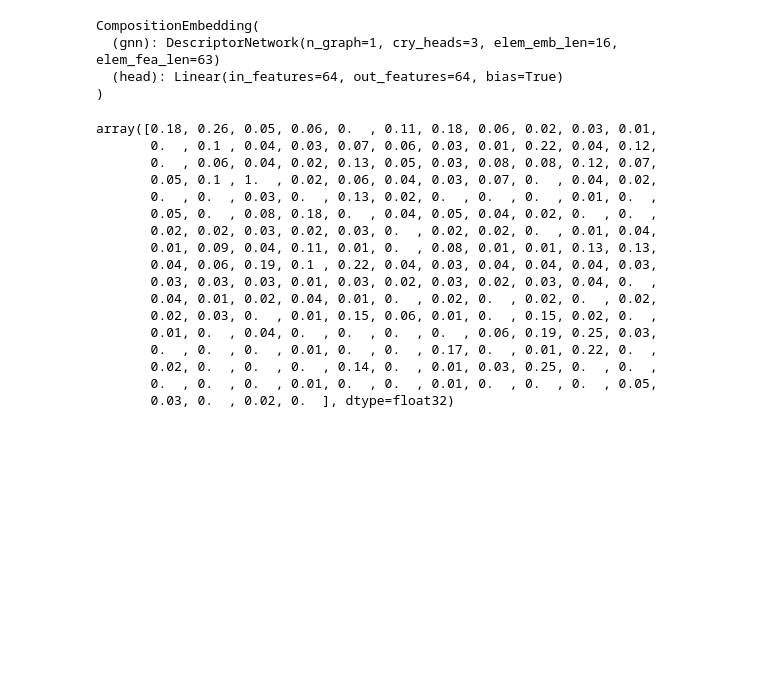
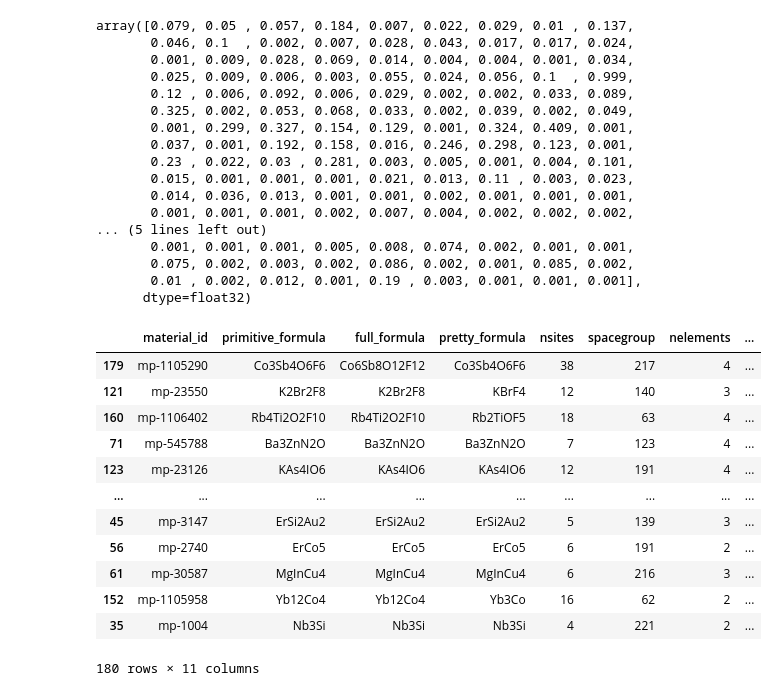
Before and after one commit to nicholas-miklaucic/roost-template, a Jupyter notebook: inference.ipynb, the cells around one changed output. Cells and saved outputs as stored; diff of their text form; code cells hidden in the pictures; blank space fills up the shorter version.

Commit message:
Better checkpoint !

```diff
--- a/inference.ipynb
+++ b/inference.ipynb
@@ -127,24 +9,3 @@ class CompositionEmbedding(torch.nn.Module):
-# %%
-model = torch.load('checkpoints/test.pt')
-model
-# %% [output]
-CompositionEmbedding(
-  (gnn): DescriptorNetwork(n_graph=1, cry_heads=3, elem_emb_len=16, elem_fea_len=63)
-  (head): Linear(in_features=64, out_features=64, bias=True)
-)
 # %%
 benchmark = pd.read_csv('https://raw.githubusercontent.com/usccolumbia/cspbenchmark/main/data/CSPbenchmark_test_data.csv')
 benchmark_ids = benchmark['material_id']
-# %%
-def compute_scores(comp_1: str, other_comps: list[str], batch_size: int = 32):
-    X1 = collate_batch([comp2graph(comp_1)])
-    X2 = []
-    for i in range(0, len(other_comps), batch_size):
-        X2.append(collate_batch([comp2graph(c) for c in other_comps.iloc[i:i+batch_size]]))
-
-    model.eval()
-    z1 = model.embed(X1)
-    z2 = torch.cat([model.embed(x) for x in X2])
-
-    probs = model.to_probability(torch.cdist(z1, z2).reshape(-1))
-    return probs.numpy(force=True)
@@ -151,21 +14,39 @@ def compute_scores(comp_1: str, other_comps: list[str], batch_size: int = 32):
 # %%
 scores = compute_scores('Nb3Si', benchmark['full_formula'])
-scores.round(2)
+scores.round(3)
 # %% [output]
-array([0.18, 0.26, 0.05, 0.06, 0.  , 0.11, 0.18, 0.06, 0.02, 0.03, 0.01,
-       0.  , 0.1 , 0.04, 0.03, 0.07, 0.06, 0.03, 0.01, 0.22, 0.04, 0.12,
-       0.  , 0.06, 0.04, 0.02, 0.13, 0.05, 0.03, 0.08, 0.08, 0.12, 0.07,
-       0.05, 0.1 , 1.  , 0.02, 0.06, 0.04, 0.03, 0.07, 0.  , 0.04, 0.02,
-       0.  , 0.  , 0.03, 0.  , 0.13, 0.02, 0.  , 0.  , 0.  , 0.01, 0.  ,
-       0.05, 0.  , 0.08, 0.18, 0.  , 0.04, 0.05, 0.04, 0.02, 0.  , 0.  ,
-       0.02, 0.02, 0.03, 0.02, 0.03, 0.  , 0.02, 0.02, 0.  , 0.01, 0.04,
-       0.01, 0.09, 0.04, 0.11, 0.01, 0.  , 0.08, 0.01, 0.01, 0.13, 0.13,
-       0.04, 0.06, 0.19, 0.1 , 0.22, 0.04, 0.03, 0.04, 0.04, 0.04, 0.03,
-       0.03, 0.03, 0.03, 0.01, 0.03, 0.02, 0.03, 0.02, 0.03, 0.04, 0.  ,
-       0.04, 0.01, 0.02, 0.04, 0.01, 0.  , 0.02, 0.  , 0.02, 0.  , 0.02,
-       0.02, 0.03, 0.  , 0.01, 0.15, 0.06, 0.01, 0.  , 0.15, 0.02, 0.  ,
-       0.01, 0.  , 0.04, 0.  , 0.  , 0.  , 0.  , 0.06, 0.19, 0.25, 0.03,
-       0.  , 0.  , 0.  , 0.01, 0.  , 0.  , 0.17, 0.  , 0.01, 0.22, 0.  ,
-       0.02, 0.  , 0.  , 0.  , 0.14, 0.  , 0.01, 0.03, 0.25, 0.  , 0.  ,
-       0.  , 0.  , 0.  , 0.01, 0.  , 0.  , 0.01, 0.  , 0.  , 0.  , 0.05,
-       0.03, 0.  , 0.02, 0.  ], dtype=float32)
+array([0.079, 0.05 , 0.057, 0.184, 0.007, 0.022, 0.029, 0.01 , 0.137,
+       0.046, 0.1  , 0.002, 0.007, 0.028, 0.043, 0.017, 0.017, 0.024,
+       0.001, 0.009, 0.028, 0.069, 0.014, 0.004, 0.004, 0.001, 0.034,
+       0.025, 0.009, 0.006, 0.003, 0.055, 0.024, 0.056, 0.1  , 0.999,
+       0.12 , 0.006, 0.092, 0.006, 0.029, 0.002, 0.002, 0.033, 0.089,
+       0.325, 0.002, 0.053, 0.068, 0.033, 0.002, 0.039, 0.002, 0.049,
+       0.001, 0.299, 0.327, 0.154, 0.129, 0.001, 0.324, 0.409, 0.001,
+       0.037, 0.001, 0.192, 0.158, 0.016, 0.246, 0.298, 0.123, 0.001,
+       0.23 , 0.022, 0.03 , 0.281, 0.003, 0.005, 0.001, 0.004, 0.101,
+       0.015, 0.001, 0.001, 0.001, 0.021, 0.013, 0.11 , 0.003, 0.023,
+       0.014, 0.036, 0.013, 0.001, 0.001, 0.002, 0.001, 0.001, 0.001,
+       0.001, 0.001, 0.001, 0.002, 0.007, 0.004, 0.002, 0.002, 0.002,
+... (5 lines left out)
+       0.001, 0.001, 0.001, 0.005, 0.008, 0.074, 0.002, 0.001, 0.001,
+       0.075, 0.002, 0.003, 0.002, 0.086, 0.002, 0.001, 0.085, 0.002,
+       0.01 , 0.002, 0.012, 0.001, 0.19 , 0.003, 0.001, 0.001, 0.001],
+      dtype=float32)
+# %%
+benchmark['score'] = scores
+
+benchmark.sort_values('score')
+# %% [output]
+|  | material_id | primitive_formula | full_formula | pretty_formula | nsites | spacegroup | nelements | ... |
+| 179 | mp-1105290 | Co3Sb4O6F6 | Co6Sb8O12F12 | Co3Sb4O6F6 | 38 | 217 | 4 | ... |
+| 121 | mp-23550 | K2Br2F8 | K2Br2F8 | KBrF4 | 12 | 140 | 3 | ... |
+| 160 | mp-1106402 | Rb4Ti2O2F10 | Rb4Ti2O2F10 | Rb2TiOF5 | 18 | 63 | 4 | ... |
+| 71 | mp-545788 | Ba3ZnN2O | Ba3ZnN2O | Ba3ZnN2O | 7 | 123 | 4 | ... |
+| 123 | mp-23126 | KAs4IO6 | KAs4IO6 | KAs4IO6 | 12 | 191 | 4 | ... |
+| ... | ... | ... | ... | ... | ... | ... | ... | ... |
+| 45 | mp-3147 | ErSi2Au2 | ErSi2Au2 | ErSi2Au2 | 5 | 139 | 3 | ... |
+| 56 | mp-2740 | ErCo5 | ErCo5 | ErCo5 | 6 | 191 | 2 | ... |
+| 61 | mp-30587 | MgInCu4 | MgInCu4 | MgInCu4 | 6 | 216 | 3 | ... |
+| 152 | mp-1105958 | Yb12Co4 | Yb12Co4 | Yb3Co | 16 | 62 | 2 | ... |
+| 35 | mp-1004 | Nb3Si | Nb3Si | Nb3Si | 4 | 221 | 2 | ... |
+180 rows × 11 columns
```
Also changed, not shown: parts of 4 cells of this notebook, 6 other files.
